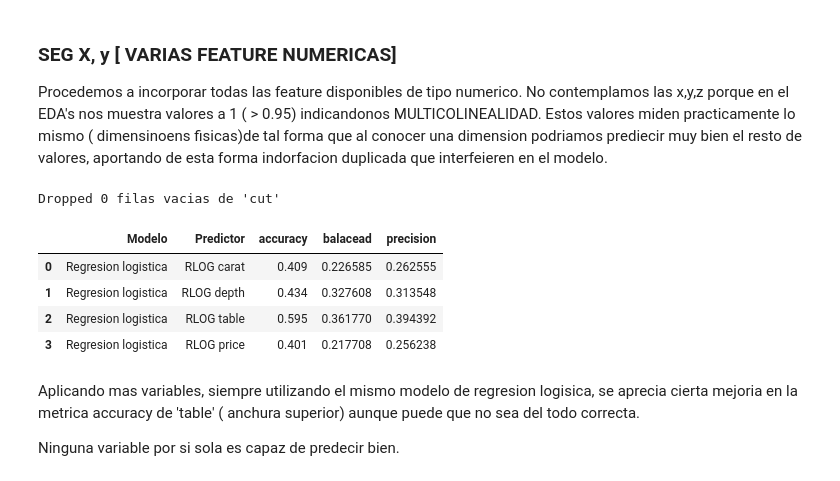
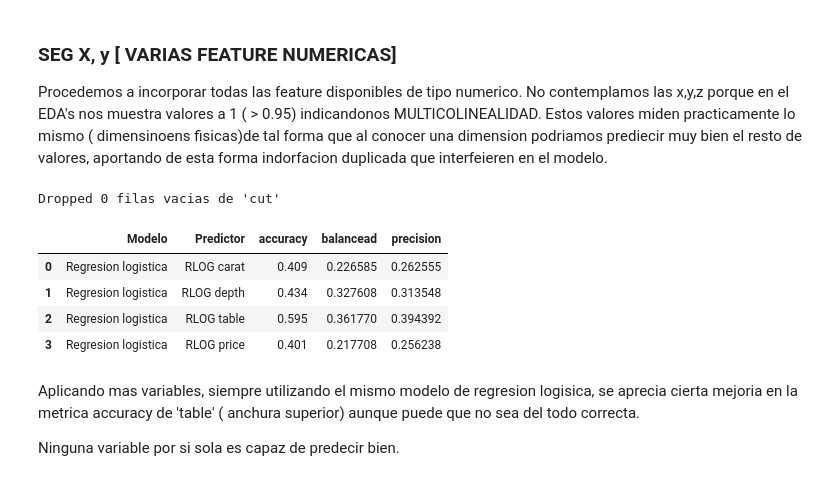
Before and after one commit to MarcoCasSir/LaboratorioDataScience, a Jupyter notebook: act4/diamonds_marco_casati.ipynb, the cells around one changed output. Drawn from its saved outputs; the diff is of its cells as text; code cells hidden in the pictures.

```diff
--- a/act4/diamonds_marco_casati.ipynb
+++ b/act4/diamonds_marco_casati.ipynb
@@ -933,35 +846,35 @@ resultados = []
 
 predictores = ['carat','depth','table','price']
 
 for predictor in predictores:
     X= df_reduced[[predictor]]
     y= df_reduced['cut']
 
     pipeline= make_pipeline(
     SimpleImputer(strategy='median'),
     RobustScaler(),
     LogisticRegression()
 )
     X_train, X_test, y_train, y_test = train_test_split(
         X, y, test_size=0.2, random_state=42 , stratify=y
     )
     pipeline.fit(X_train, y_train)
     y_pred=pipeline.predict(X_test)
 
 
     resultados.append({
         'Modelo': 'Regresion logistica',   # Regresion Logistica
         'Predictor': f'RLOG {predictor}',
         'accuracy': accuracy_score(y_test, y_pred),
-        'balacead': balanced_accuracy_score(y_test, y_pred),
+        'balancead': balanced_accuracy_score(y_test, y_pred),
         'precision': precision_score(y_test, y_pred, average='weighted', zero_division=0)
     })
 
 df_res_multi_num = pd.DataFrame(resultados)
 df_res_multi_num
 # %% [output]
 Dropped 0 filas vacias de 'cut'
-|  | Modelo | Predictor | accuracy | balacead | precision |
+|  | Modelo | Predictor | accuracy | balancead | precision |
 | 0 | Regresion logistica | RLOG carat | 0.409 | 0.226585 | 0.262555 |
 | 1 | Regresion logistica | RLOG depth | 0.434 | 0.327608 | 0.313548 |
 | 2 | Regresion logistica | RLOG table | 0.595 | 0.361770 | 0.394392 |
```
Also changed, not shown: parts of 34 cells of this notebook.
